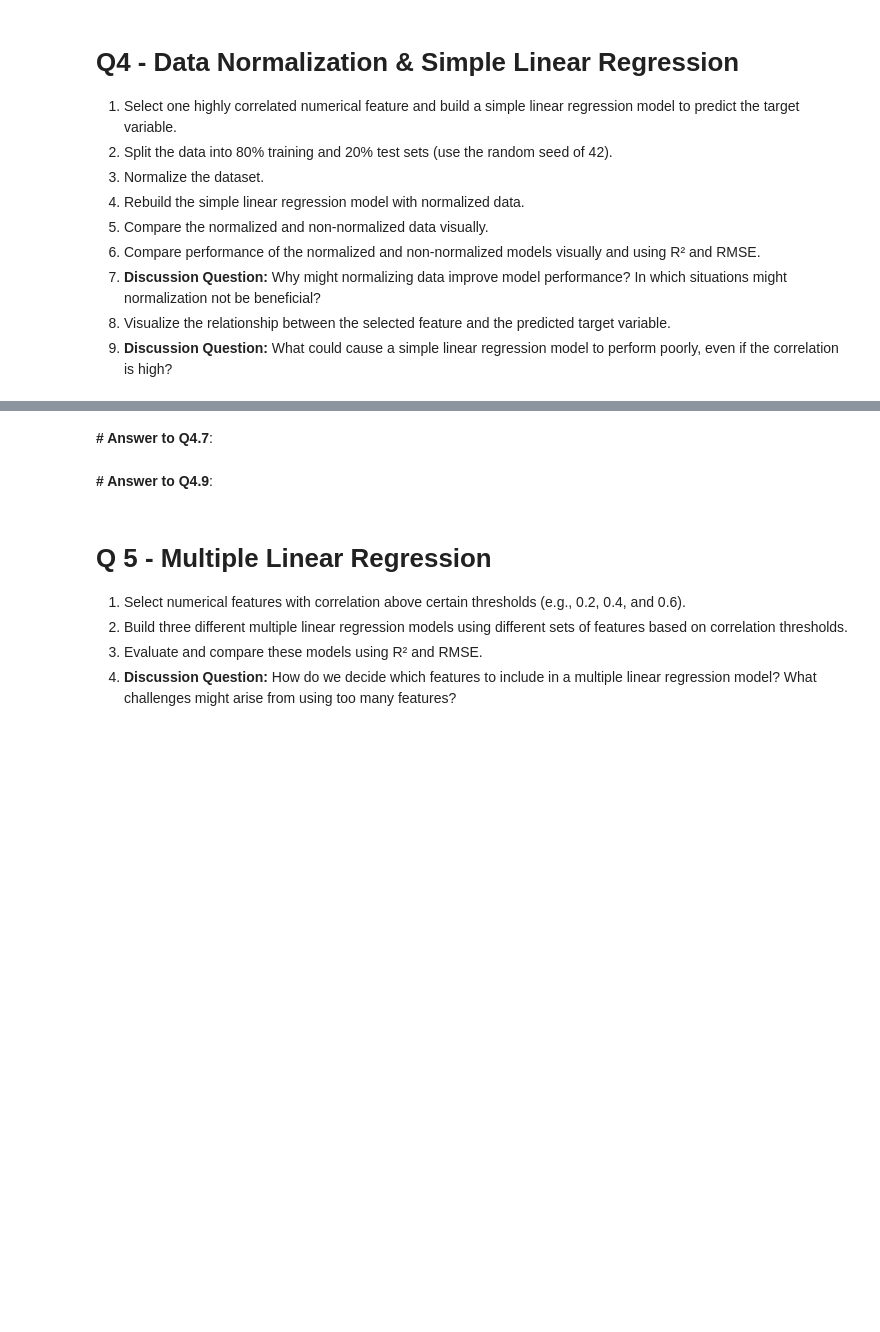
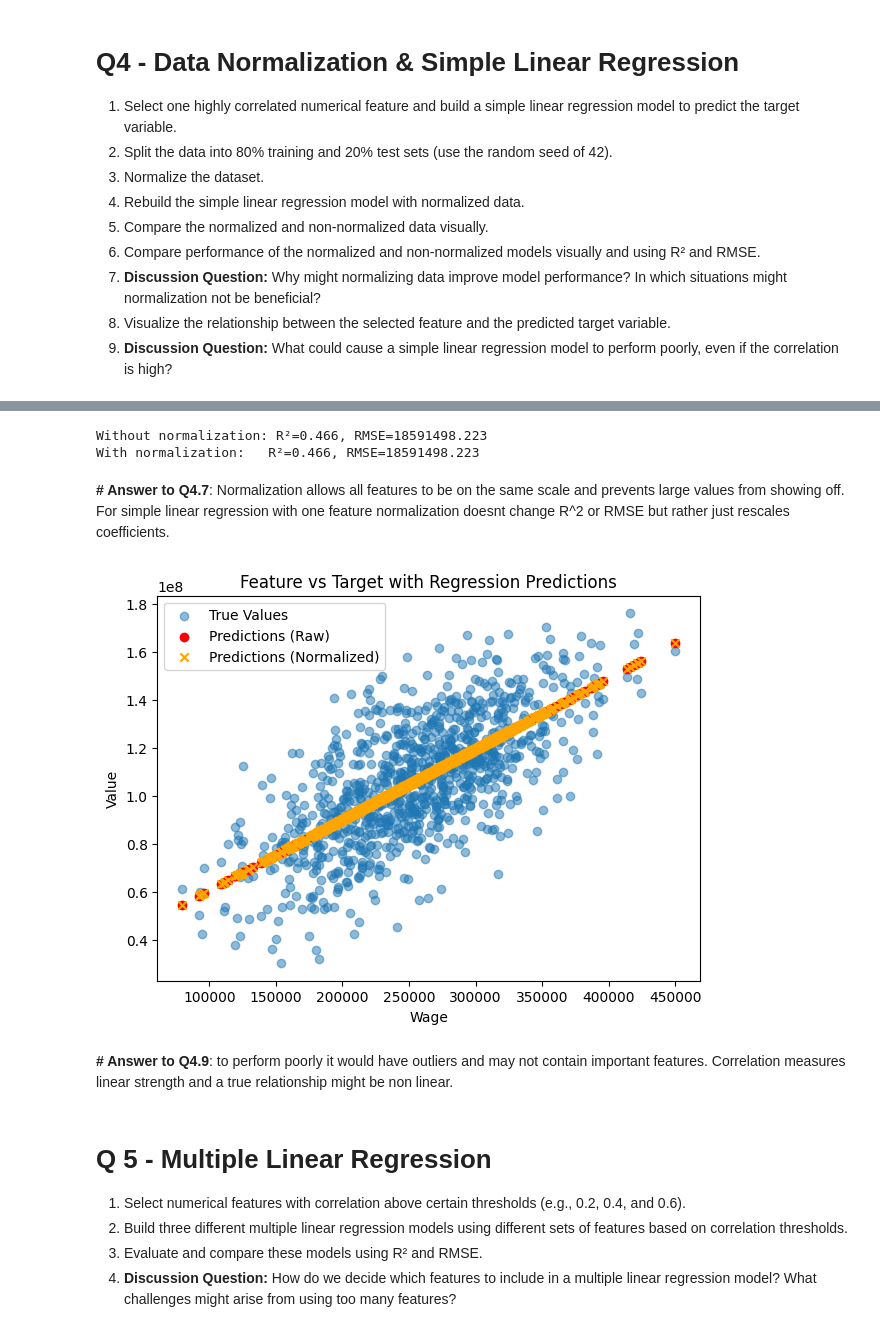
Before and after one commit to issarmank/ds3000-assignment1-linear-regression, a Jupyter notebook: Assignment 1_Linear Regression.ipynb, the cells around one changed output, grey strips where cells are left out. Saved outputs shown, nothing was run; the diff lists cells and outputs as text; code cells hidden in the pictures; blank space fills up the shorter version.

```diff
--- a/Assignment 1_Linear Regression.ipynb
+++ b/Assignment 1_Linear Regression.ipynb
@@ -255,11 +296,36 @@ Most correlated with Value: Wage (r = 0.684)
 # %%
 # Answer to Q4.6
+
+# Metrics for raw
+r2_raw = r2_score(y_test, y_pred_raw)
+rmse_raw = np.sqrt(mean_squared_error(y_test, y_pred_raw))
+
+# Metrics for normalized
+r2_norm = r2_score(y_test, y_pred_norm)
+rmse_norm = np.sqrt(mean_squared_error(y_test, y_pred_norm))
+
+print(f"Without normalization: R²={r2_raw:.3f}, RMSE={rmse_raw:.3f}")
+print(f"With normalization:   R²={r2_norm:.3f}, RMSE={rmse_norm:.3f}")
+# %% [output]
+Without normalization: R²=0.466, RMSE=18591498.223
+With normalization:   R²=0.466, RMSE=18591498.223
 # %% [markdown]
-**# Answer to Q4.7**:
+**# Answer to Q4.7**: Normalization allows all features to be on the same scale and prevents large values from showing off. For simple linear regression with one feature normalization doesnt change R^2 or RMSE but rather just rescales coefficients.
 # %%
 # Answer to Q4.8
+plt.figure(figsize=(7,5))
+plt.scatter(X_test, y_test, alpha=0.5, label="True Values")
+plt.scatter(X_test, y_pred_raw, color="red", label="Predictions (Raw)")
+plt.scatter(X_test, y_pred_norm, color="orange", label="Predictions (Normalized)", marker="x")
+plt.xlabel(selected_feature)
+plt.ylabel("Value")
+plt.title("Feature vs Target with Regression Predictions")
+plt.legend()
+plt.show()
+# %% [output]
+[figure, added]
 # %% [markdown]
-**# Answer to Q4.9**:
+**# Answer to Q4.9**: to perform poorly it would have outliers and may not contain important features. Correlation measures linear strength and a true relationship might be non linear.
 # %% [markdown]
 # Q 5 - Multiple Linear Regression
 
```
Also changed, not shown: parts of 5 cells of this notebook.
